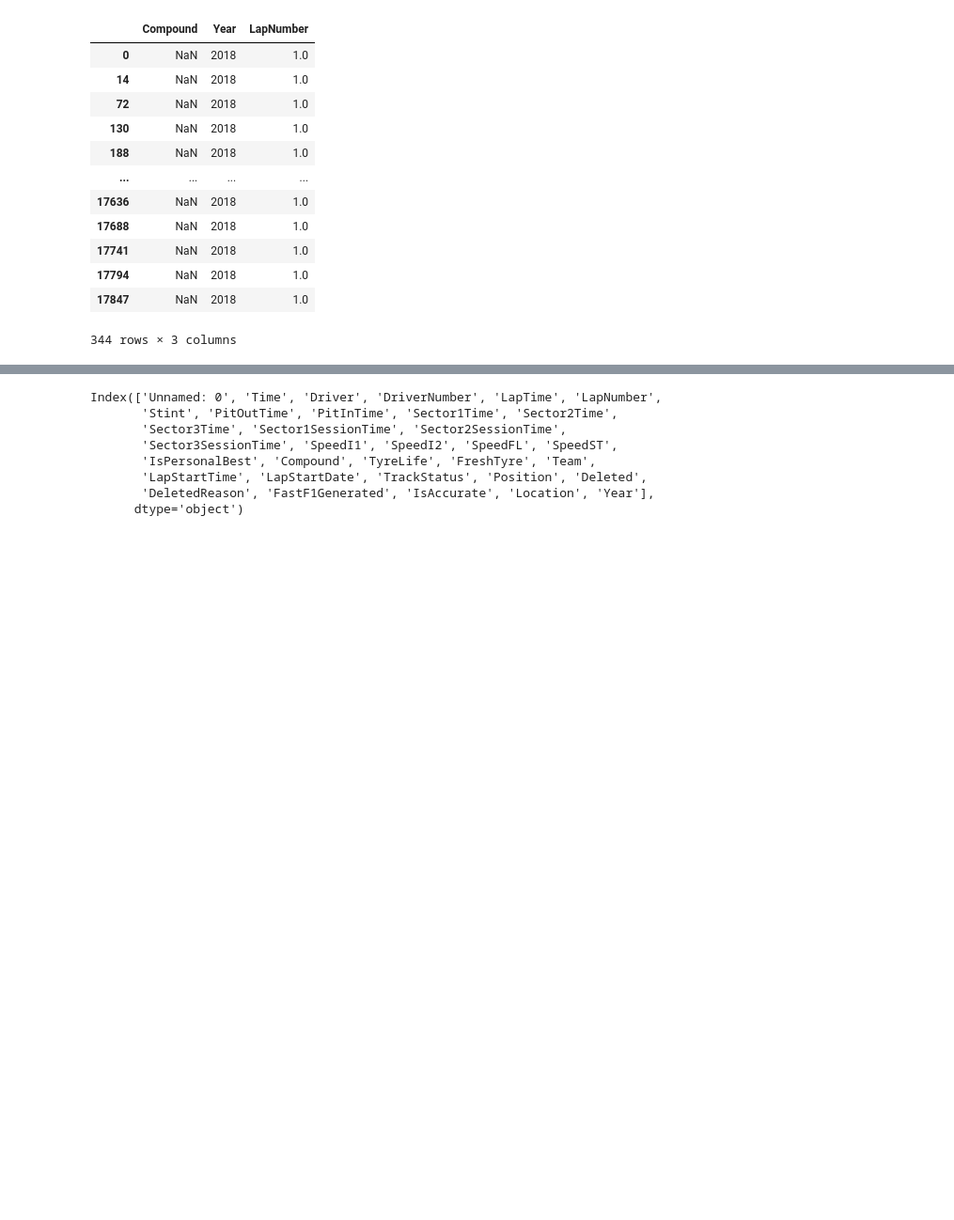
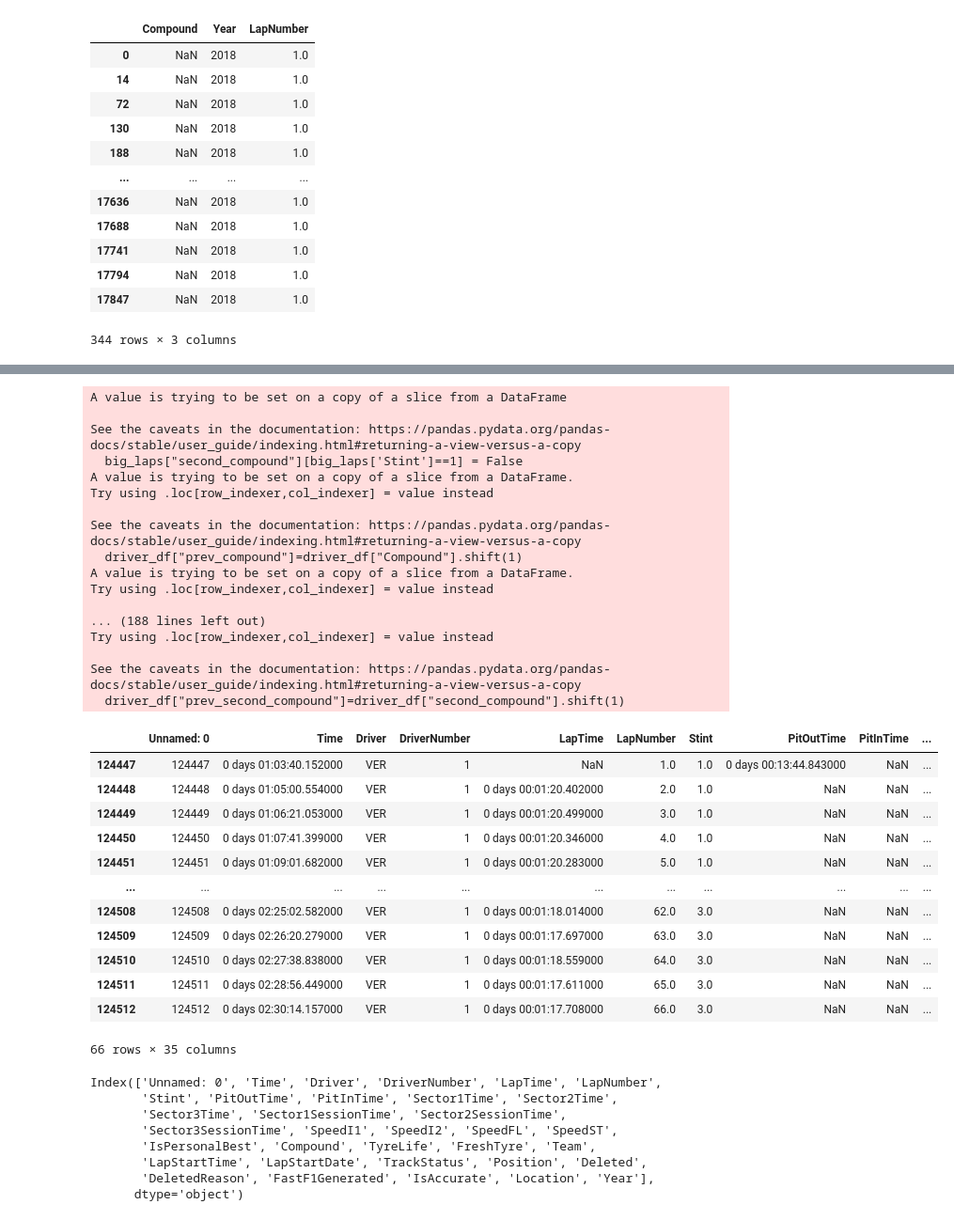
Before and after one commit to le-dav/f1-binottor, a Jupyter notebook: notebooks/exploration.ipynb, the cells around one changed output, grey strips where cells are left out. Shown: that part at 94% size. Drawn from its saved outputs; the diff is of its cells as text; code cells hidden in the pictures; blank space fills up the shorter version.

Commit message:
Work in progress on second compound check

```diff
--- a/notebooks/exploration.ipynb
+++ b/notebooks/exploration.ipynb
@@ -63,3 +69,80 @@ big_laps['Compound'][big_laps['Compound'].isna()].count()
+# %%
+pd.set_option('display.max_columns', None)
+
+big_laps["second_compound"]=False
+big_laps["second_compound"][big_laps['Stint']==1] = False
+
+norris = big_laps[(big_laps['Driver']=="NOR")]
+
+
+norris = norris[['Driver','LapNumber','Compound','Location','Year']][(norris.Location=="Barcelona") & (norris.Year==2023)]
+#norris["second_compound"] = norris.apply(lambda x:
+#len(norris['Compound'].unique())
+
+norris["prev_compound"]=norris["Compound"].shift(1)
+
+big_laps = big_laps[(big_laps.Location=="Barcelona") & (big_laps.Year==2023)]
+years = big_laps['Year'].unique()
+for year in years:
+    year_df = big_laps.loc[big_laps.Year == year]
+    locations = year_df['Location'].unique()
+    for location in locations:
+        loc_df = year_df.loc[(year_df.Location == location)]
+        drivers = loc_df['DriverNumber'].unique()
+        for driver in drivers:
+            driver_df = loc_df.loc[(loc_df.DriverNumber == driver)]
+            driver_df["prev_compound"]=driver_df["Compound"].shift(1)
+            #driver_df["prev_second_compound"]=driver_df["second_compound"].shift(1)
+            #print(driver_df[['Driver','LapNumber','Compound','Location','Year','prev_compound']]
+            first_index = driver_df.index[0]
+            for index, row in driver_df.iterrows():
+                if index-1>=first_index:
+                    if driver_df.loc[index-1,"second_compound"]==True :
+                        print("Hello1")
+                        driver_df.loc[index,"second_compound"]=True
+                        big_laps.loc[index,"second_compound"]=True
+                elif row["Compound"] != ["prev_compound"] and row["prev_compound"]:
+                    print("Hello2")
+                    print(row)
+                    driver_df.loc[index,"second_compound"]=True
+                    big_laps.loc[index,"second_compound"]=True
+                    print(driver_df.loc[index,"second_compound"])
+                else:
+                    driver_df.loc[index,"second_compound"]=False
+                    big_laps.loc[index,"second_compound"]=False
+
+big_laps[big_laps.Driver=="VER"]
+# %% [output]
+A value is trying to be set on a copy of a slice from a DataFrame
+
+See the caveats in the documentation: https://pandas.pydata.org/pandas-docs/stable/user_guide/indexing.html#returning-a-view-versus-a-copy
+  big_laps["second_compound"][big_laps['Stint']==1] = False
+A value is trying to be set on a copy of a slice from a DataFrame.
+Try using .loc[row_indexer,col_indexer] = value instead
+
+See the caveats in the documentation: https://pandas.pydata.org/pandas-docs/stable/user_guide/indexing.html#returning-a-view-versus-a-copy
+  driver_df["prev_compound"]=driver_df["Compound"].shift(1)
+A value is trying to be set on a copy of a slice from a DataFrame.
+Try using .loc[row_indexer,col_indexer] = value instead
+
+... (188 lines left out)
+Try using .loc[row_indexer,col_indexer] = value instead
+
+See the caveats in the documentation: https://pandas.pydata.org/pandas-docs/stable/user_guide/indexing.html#returning-a-view-versus-a-copy
+  driver_df["prev_second_compound"]=driver_df["second_compound"].shift(1)
+|  | Unnamed: 0 | Time | Driver | DriverNumber | LapTime | LapNumber | Stint | PitOutTime | PitInTime | ... |
+| 124447 | 124447 | 0 days 01:03:40.152000 | VER | 1 | NaN | 1.0 | 1.0 | 0 days 00:13:44.843000 | NaN | ... |
+| 124448 | 124448 | 0 days 01:05:00.554000 | VER | 1 | 0 days 00:01:20.402000 | 2.0 | 1.0 | NaN | NaN | ... |
+| 124449 | 124449 | 0 days 01:06:21.053000 | VER | 1 | 0 days 00:01:20.499000 | 3.0 | 1.0 | NaN | NaN | ... |
+| 124450 | 124450 | 0 days 01:07:41.399000 | VER | 1 | 0 days 00:01:20.346000 | 4.0 | 1.0 | NaN | NaN | ... |
+| 124451 | 124451 | 0 days 01:09:01.682000 | VER | 1 | 0 days 00:01:20.283000 | 5.0 | 1.0 | NaN | NaN | ... |
+| ... | ... | ... | ... | ... | ... | ... | ... | ... | ... | ... |
+| 124508 | 124508 | 0 days 02:25:02.582000 | VER | 1 | 0 days 00:01:18.014000 | 62.0 | 3.0 | NaN | NaN | ... |
+| 124509 | 124509 | 0 days 02:26:20.279000 | VER | 1 | 0 days 00:01:17.697000 | 63.0 | 3.0 | NaN | NaN | ... |
+| 124510 | 124510 | 0 days 02:27:38.838000 | VER | 1 | 0 days 00:01:18.559000 | 64.0 | 3.0 | NaN | NaN | ... |
+| 124511 | 124511 | 0 days 02:28:56.449000 | VER | 1 | 0 days 00:01:17.611000 | 65.0 | 3.0 | NaN | NaN | ... |
+| 124512 | 124512 | 0 days 02:30:14.157000 | VER | 1 | 0 days 00:01:17.708000 | 66.0 | 3.0 | NaN | NaN | ... |
+66 rows × 35 columns
 # %%
 start_before = big_laps[(big_laps['LapNumber']==4)]
 start_before.columns
```
Also changed, not shown: parts of 1 cell of this notebook.
